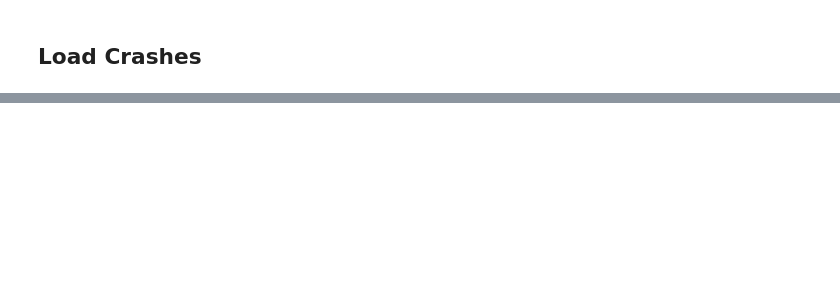
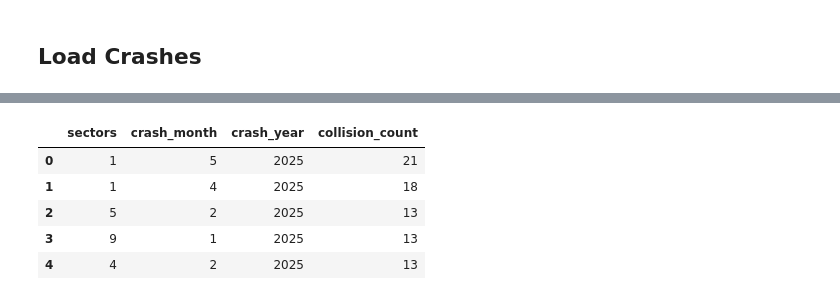
Before and after one commit to jennahgosciak/cb3-interactive, a Jupyter notebook: load_contextual_data.ipynb, the cells around one changed output, grey strips where cells are left out. Drawn from its saved outputs; the diff is of its cells as text; code cells hidden in the pictures; blank space fills up the shorter version.

```diff
--- a/load_contextual_data.ipynb
+++ b/load_contextual_data.ipynb
@@ -73 +105,12 @@ gdf_crash_cb3['crash_year'] = gdf_crash_cb3['crash_date'].dt.year
+# %%
+# count number of collisions
+collision_count = gdf_crash_cb3[['sectors', 'crash_month', 'crash_year']].value_counts().rename('collision_count').reset_index()
+collision_count.head()
+# %% [output]
+|  | sectors | crash_month | crash_year | collision_count |
+| 0 | 1 | 5 | 2025 | 21 |
+| 1 | 1 | 4 | 2025 | 18 |
+| 2 | 5 | 2 | 2025 | 13 |
+| 3 | 9 | 1 | 2025 | 13 |
+| 4 | 4 | 2 | 2025 | 13 |
 # %%
```
Also changed, not shown: parts of 14 cells of this notebook, 7 other files.
